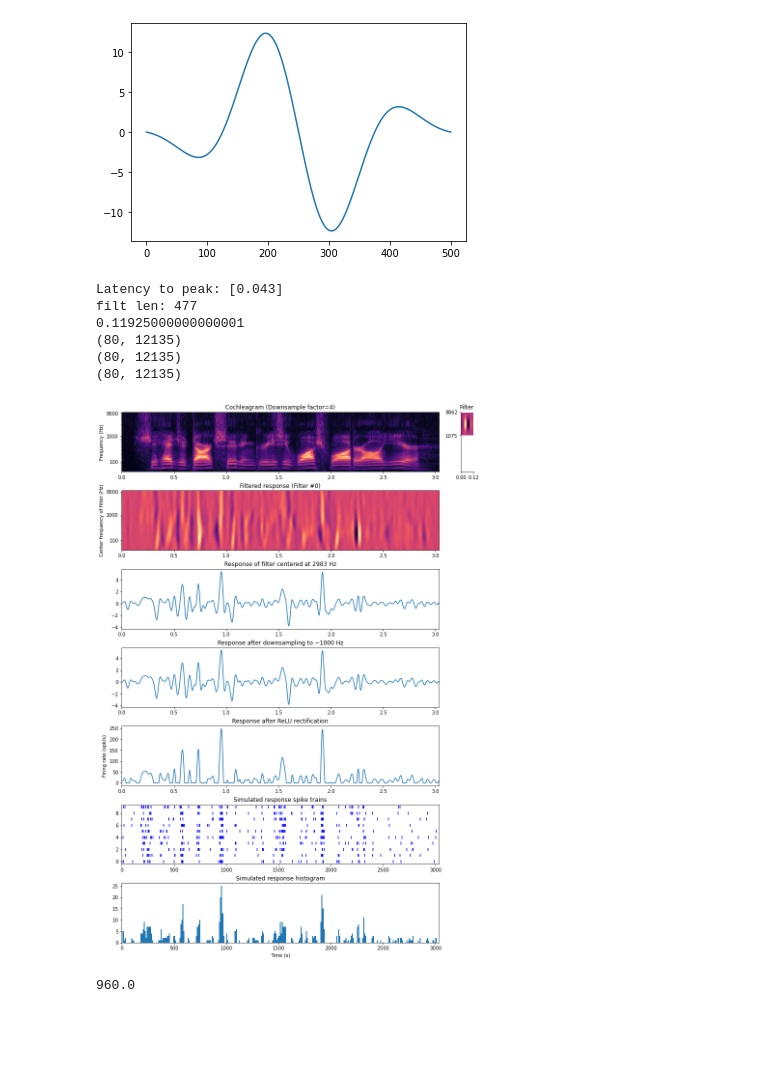
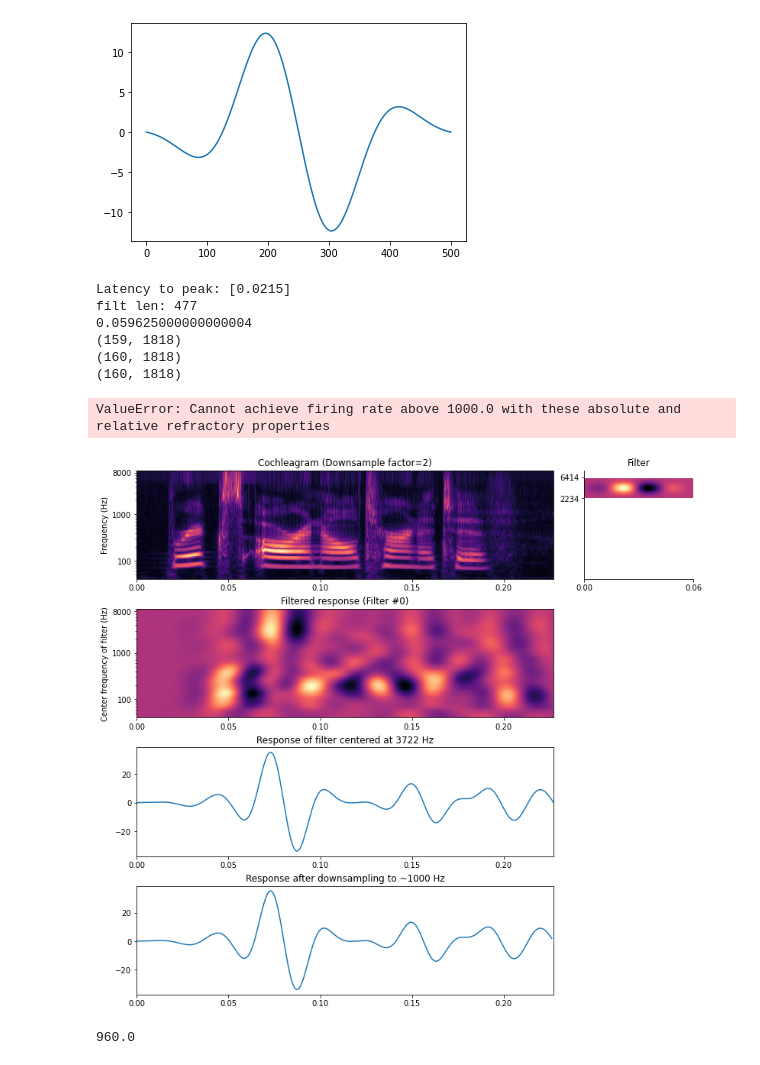
Before and after one commit to xpliu16/Jupyter_notebooks, a Jupyter notebook: auditory_filternet/Auditory_filter_processing.ipynb, the cells around one changed output. Cells and saved outputs as stored; diff of their text form; code cells hidden in the pictures; blank space fills up the shorter version.

Commit message:
Updated auditory filternet testing

```diff
--- a/auditory_filternet/Auditory_filter_processing.ipynb
+++ b/auditory_filternet/Auditory_filter_processing.ipynb
@@ -237,0 +425,31 @@ here
+# %%
+#np.min(human_coch)
+#num = human_coch.shape[1]*4000/16000
+#np.floor(num)*sr/human_coch.shape[1]
+desired_sr = 2000
+human_coch = scipy.signal.resample_poly(human_coch, desired_sr, sr, axis=1)
+
+padding_size = None
+downsample=None
+nonlinearity='power'
+fft_mode='auto'
+ret_mode='envs'
+strict=False
+erb_kwargs = {}   # confirmed with print
+
+#filts, hz_cutoffs, freqs = erb.make_erb_cos_filters_nx(signal.shape[0],
+
+filts, center_freqs, freqs = erb.make_erb_cos_filters_nx(signal.shape[0],
+      sr, n, low_lim, hi_lim, sample_factor, padding_size=padding_size,
+      full_filter=True, strict=strict, **erb_kwargs)
+
+img = np.flipud(human_coch)  # the cochleagram is upside down (i.e., in image coordinates)
+
+fig,ax = plt.subplots()
+ax.set_title('Cochleagram with nonlinearity: "power"')
+ax.set_ylabel('filter #')
+ax.set_xlabel('time')
+utils.cochshow(np.flipud(img), interact=False)
+#ax.invert_yaxis()   # Looks upside down, although it matches the demo
+
+print(human_coch.shape[0])
@@ -796,7 +1085,7 @@ def show_filters (cg_pyramid, x_step_base, y_step_base, scale=0, ifilt=0, jfilt=
     ax4.set_title(f'Response after downsampling to ~1000 Hz')
 
     C = 5    # Be careful variable names not redundant
-    A = 30   # Was 20
+    A = 20
 
     input = C+resp_d[jfilt,:]*A
     # Rectify
@@ -863,15 +1152,16 @@ plt.plot(d)
 [figure]
 # %%
 # Because padding is not plotted, do not choose a filter that extends past the edge
-show_filters(pyramid, x_step_base, y_step_base, scale=2, ifilt=0, jfilt=63, scx=16)
+show_filters(pyramid, x_step_base, y_step_base, scale=1, ifilt=0, jfilt=133, scx=16)
 # %% [output]
-Latency to peak: [0.043]
+Latency to peak: [0.0215]
 filt len: 477
-0.11925000000000001
-(80, 12135)
-(80, 12135)
-(80, 12135)
+0.059625000000000004
+(159, 1818)
+(160, 1818)
+(160, 1818)
+ValueError: Cannot achieve firing rate above 1000.0 with these absolute and relative refractory properties
-[figure, old version]
+[figure, new version]
 # %%
 0.06/(1/16000)
 # %% [output]
```
Also changed, not shown: parts of 71 cells of this notebook, 2 other files.
